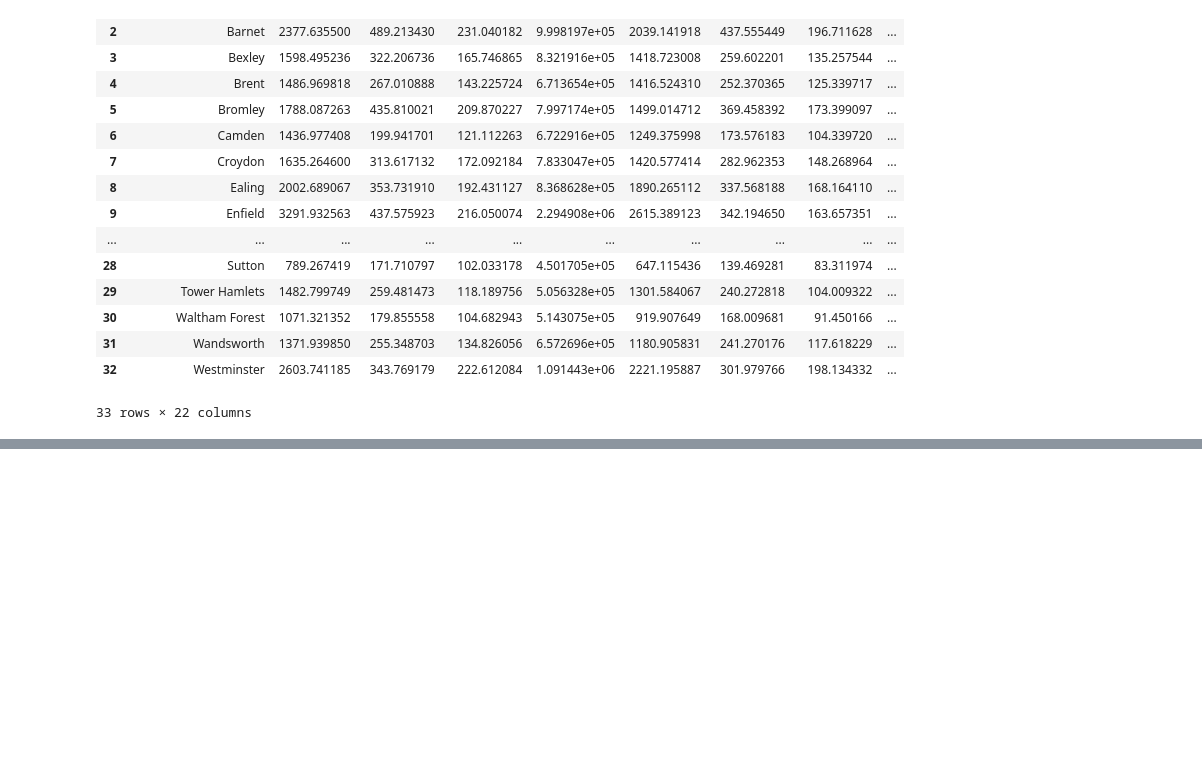
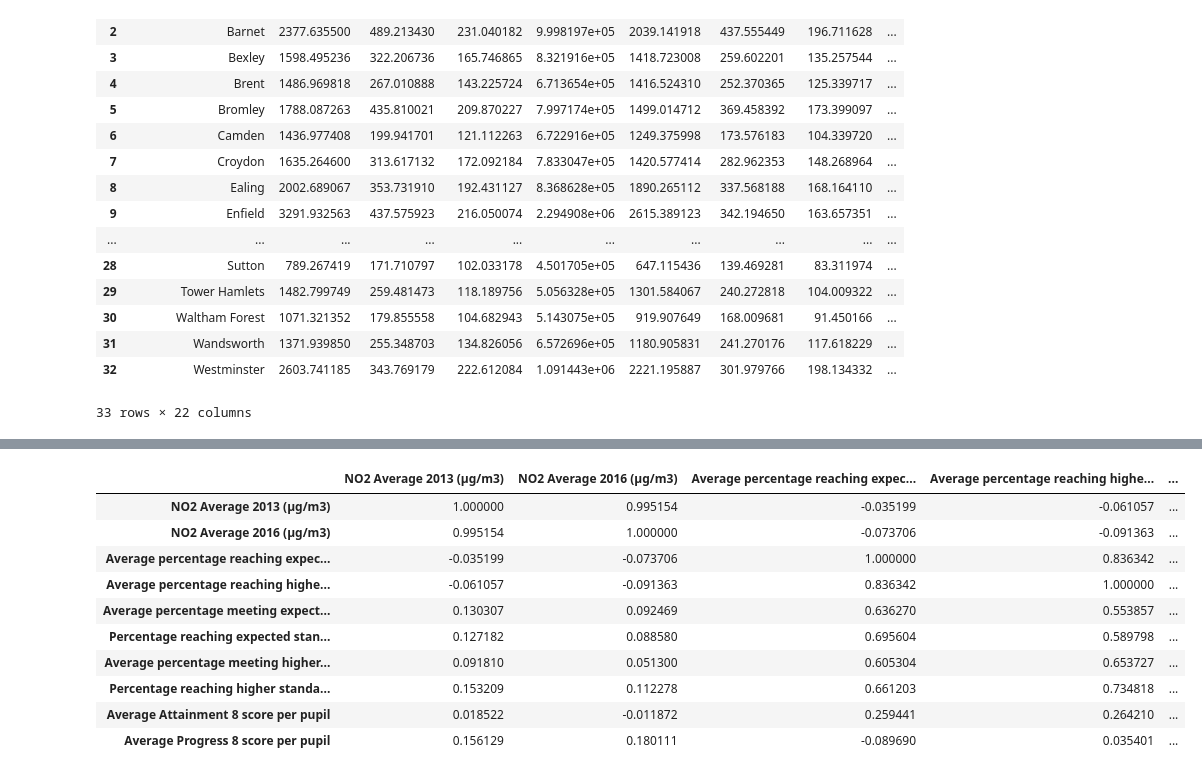
Before and after one commit to Vilma-St/Mini-project-London, a Jupyter notebook: your-code/pollution.ipynb, the cells around one changed output, grey strips where cells are left out. Saved outputs shown, nothing was run; the diff lists cells and outputs as text; code cells hidden in the pictures; blank space fills up the shorter version.

```diff
--- a/your-code/pollution.ipynb
+++ b/your-code/pollution.ipynb
@@ -93,0 +140,15 @@ correlation
+# %%
+correlation2 = new2.corr(method ='pearson')
+correlation2
+# %% [output]
+|  | NO2 Average 2013 (µg/m3) | NO2 Average 2016 (µg/m3) | Average percentage reaching expec... | Average percentage reaching highe... | ... |
+| NO2 Average 2013 (µg/m3) | 1.000000 | 0.995154 | -0.035199 | -0.061057 | ... |
+| NO2 Average 2016 (µg/m3) | 0.995154 | 1.000000 | -0.073706 | -0.091363 | ... |
+| Average percentage reaching expec... | -0.035199 | -0.073706 | 1.000000 | 0.836342 | ... |
+| Average percentage reaching highe... | -0.061057 | -0.091363 | 0.836342 | 1.000000 | ... |
+| Average percentage meeting expect... | 0.130307 | 0.092469 | 0.636270 | 0.553857 | ... |
+| Percentage reaching expected stan... | 0.127182 | 0.088580 | 0.695604 | 0.589798 | ... |
+| Average percentage meeting higher... | 0.091810 | 0.051300 | 0.605304 | 0.653727 | ... |
+| Percentage reaching higher standa... | 0.153209 | 0.112278 | 0.661203 | 0.734818 | ... |
+| Average Attainment 8 score per pupil | 0.018522 | -0.011872 | 0.259441 | 0.264210 | ... |
+| Average Progress 8 score per pupil | 0.156129 | 0.180111 | -0.089690 | 0.035401 | ... |
```
Also changed, not shown: parts of 7 cells of this notebook, 1 other file.
